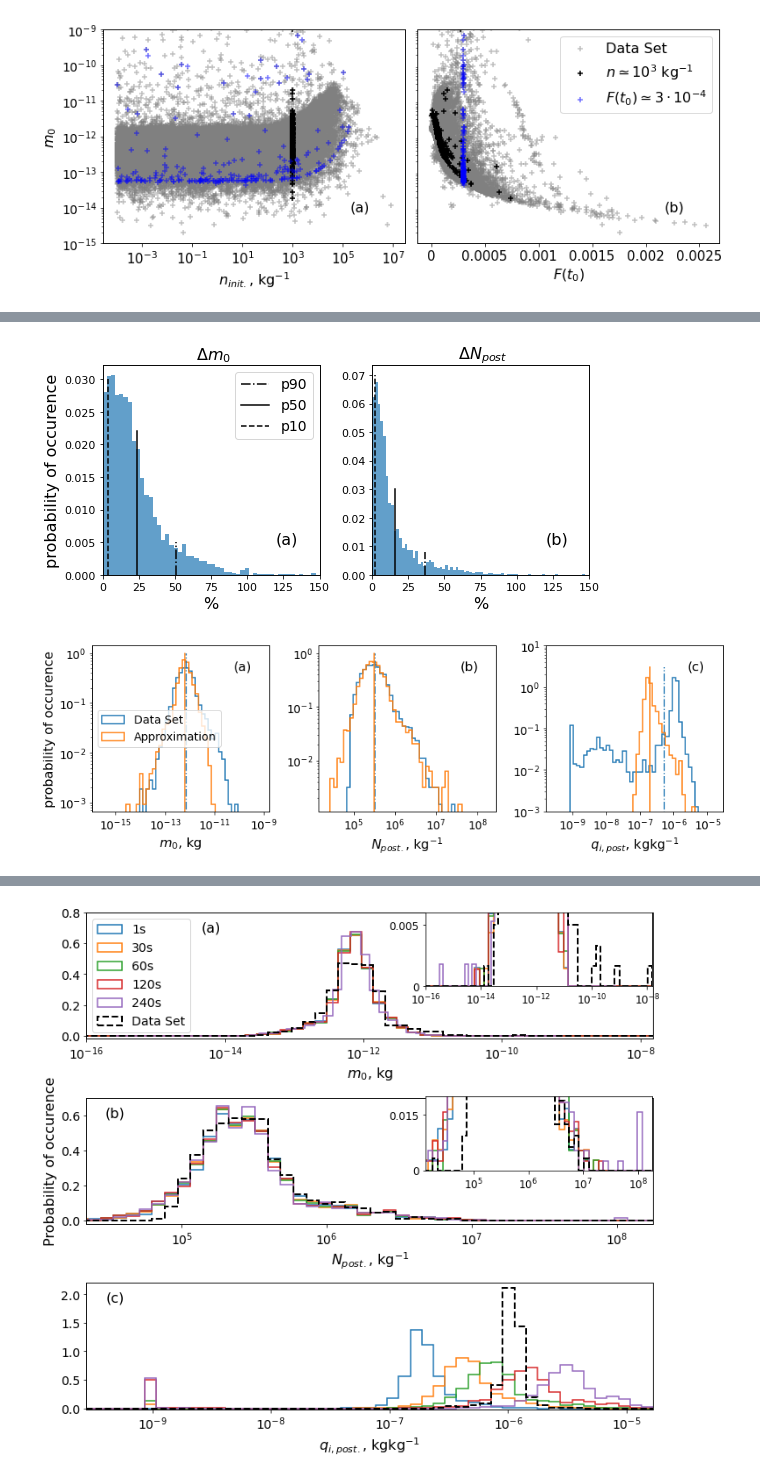
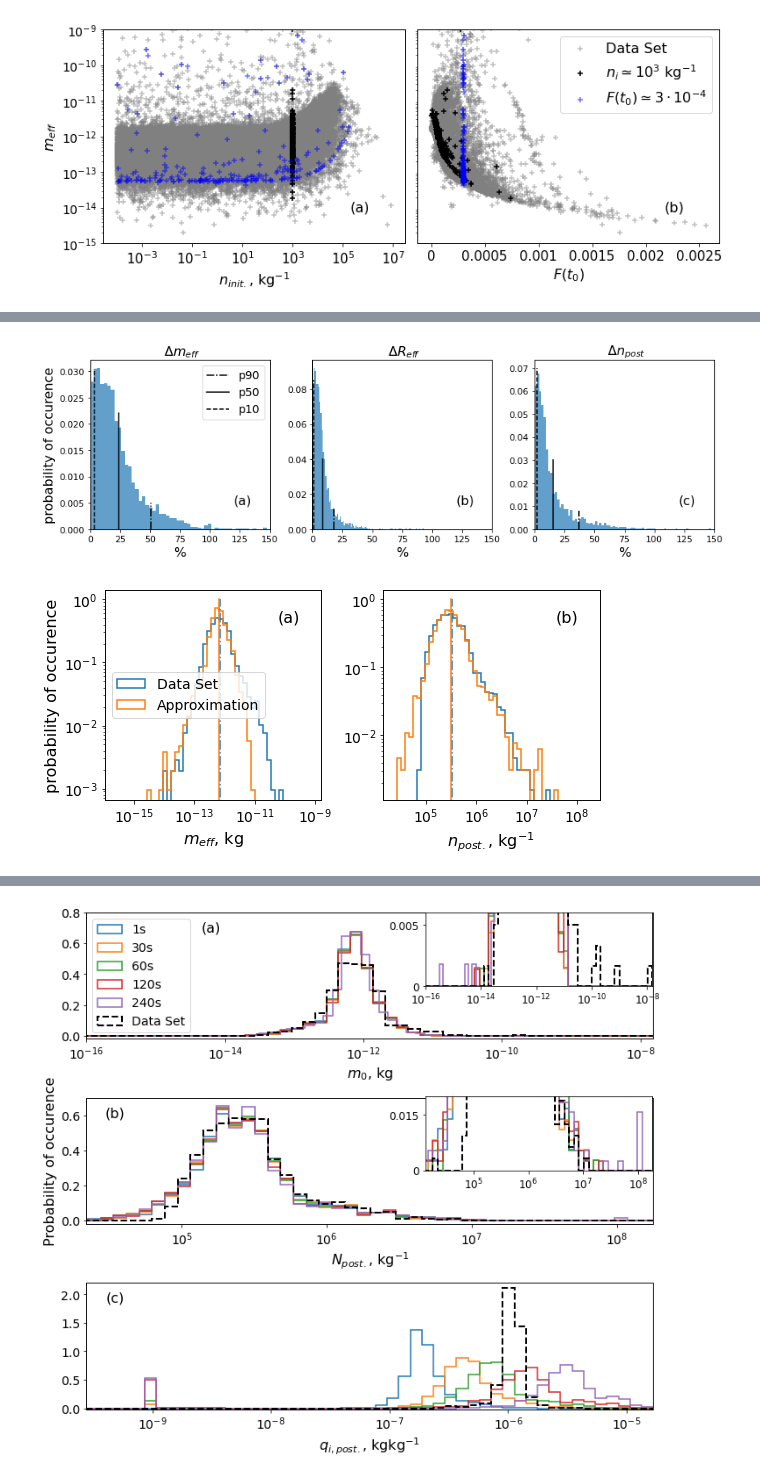
Before and after one commit to AlenaKos/VMH_parametrisation, a Jupyter notebook: script_plots.ipynb, the cells around one changed output, grey strips where cells are left out. Saved outputs shown, nothing was run; the diff lists cells and outputs as text; code cells hidden in the pictures.

Commit message:
corrected figures from the manuscript

```diff
--- a/script_plots.ipynb
+++ b/script_plots.ipynb
@@ -23,7 +23,7 @@ def read_data_dat(file_name):
     return [tr, yr, vr, qq]
 # %%
 # loading the data for two cases of the parcel model calculations
-data_path = "../partcel_mod_dat/" #change the path to the data if needed
+data_path = "../../partcel_mod_dat/" #change the path to the data if needed
 
 #TC1
 # test_ft_vm_old_fs
@@ -295,11 +295,11 @@ ax[0].scatter(Ninit_joined[n_filter],Mreal_joined[n_filter],marker = '+',color =
 ax[0].scatter(Ninit_joined[F_filter],Mreal_joined[F_filter],marker = '+',color = 'blue',alpha = 0.55)
 ax[0].set(ylim = (1e-15,1e-9))
 ax[0].set(yscale = 'log',xscale = 'log')
-ax[0].set_ylabel(r'$m_0$',fontsize=fs)
+ax[0].set_ylabel(r'$m_{eff}$',fontsize=fs)
 ax[0].set_xlabel(r'$n_{init.}$, kg$^{-1}$',fontsize=fs)
 ax[1].set_xlabel(r'$F(t_0)$',fontsize=fs)
 ax[1].scatter(Ft0_joined[np.where((t0_joined<1500))],Mreal_joined[np.where((t0_joined<1500))],marker = '+',color = 'gray',label = 'Data Set', alpha = 0.5)
-ax[1].scatter(Ft0_joined[n_filter],Mreal_joined[n_filter],marker = '+',color = 'black',label = '$n \simeq 10^3$ kg$^{-1}$')
+ax[1].scatter(Ft0_joined[n_filter],Mreal_joined[n_filter],marker = '+',color = 'black',label = '$n_i \simeq 10^3$ kg$^{-1}$')
 ax[1].scatter(Ft0_joined[F_filter],Mreal_joined[F_filter],marker = '+',color = 'blue',alpha = 0.55,label = '$F(t_0) \simeq 3\cdot 10^{-4}$')
 ax[1].set(ylim = (1e-15,1e-9))
 
@@ -515,49 +561,65 @@ plt.show()
+# %%
+#calculate radius of the particles
+def calculate_ice_radius(mass, rho_ice=917):
+#     rho ice 917 kg/m3
+# r = (3m/4pi rho) 1/3
+    """Calculate the radius of an ice particle given its mass (kg) assuming a spherical shape."""
+    return (3 * mass / (4 * np.pi * rho_ice)) ** (1/3)
+
+R_test = calculate_ice_radius(simple_test)
+R_fs =  calculate_ice_radius(Mreal_joined_test)
+
+deltaR = abs(R_test-R_fs)/R_fs*100
 # %%
 # plot Fig 7 got PDF of the deviations
-fig, axs = plt.subplots(ncols = 2, figsize=(8, 4),tight_layout=True)
+fig, axs = plt.subplots(ncols = 3, figsize=(12, 4),tight_layout=True)
 fs = 16
-
+axs[1].hist(deltaR,number_of_bins_FD(deltaR),density=True,alpha = 0.7)
+axs[1].set_title(' $\Delta R_{eff}$', fontsize=fs)
+axs[1].plot([np.percentile(deltaR,90),np.percentile(deltaR,90)],[0,0.013],color='black',ls = '-.',label = 'p90')
+axs[1].plot([np.mean(deltaR),np.mean(deltaR)],[0,0.04],color='black',label = 'p50')
+axs[1].plot([np.percentile(deltaR,10),np.percentile(deltaR,10)],[0,0.085],color='black',ls = '--', label = 'p10')
 axs[0].hist(deltaM,number_of_bins_FD(deltaM),density=True,alpha = 0.7)
-axs[1].hist(deltaNpost,number_of_bins_FD(deltaNpost),density=True,alpha =0.7)
-
-
-axs[0].set_title(' $\Delta m_{0}$', fontsize=fs)
-axs[1].set_title(' $\Delta N_{post}$', fontsize=fs)
+axs[2].hist(deltaNpost,number_of_bins_FD(deltaNpost),density=True,alpha =0.7)
+axs[0].set_title(' $\Delta m_{eff}$', fontsize=fs)
+axs[2].set_title(' $\Delta n_{post}$', fontsize=fs)
 
 
 
 axs[0].plot([np.percentile(deltaM,90),np.percentile(deltaM,90)],[0,0.005],color='black',ls = '-.',label = 'p90')
-axs[1].plot([np.percentile(deltaNpost,90),np.percentile(deltaNpost,90)],[0,0.008],color='black',ls = '-.')
+axs[2].plot([np.percentile(deltaNpost,90),np.percentile(deltaNpost,90)],[0,0.008],color='black',ls = '-.')
 
 axs[0].plot([np.mean(deltaM),np.mean(deltaM)],[0,0.022],color='black',label = 'p50')
-axs[1].plot([np.mean(deltaNpost),np.mean(deltaNpost)],[0,0.03],color='black')
+axs[2].plot([np.mean(deltaNpost),np.mean(deltaNpost)],[0,0.03],color='black')
 
 axs[0].plot([np.percentile(deltaM,10),np.percentile(deltaM,10)],[0,0.03],color='black',ls = '--', label = 'p10')
-axs[1].plot([np.percentile(deltaNpost,10),np.percentile(deltaNpost,10)],[0,0.07],color='black',ls = '--')
+axs[2].plot([np.percentile(deltaNpost,10),np.percentile(deltaNpost,10)],[0,0.07],color='black',ls = '--')
 for ax in axs:
     ax.xaxis.set_tick_params(labelsize=fs-5)
     ax.yaxis.set_tick_params(labelsize=fs-5)
+
     ax.set_xlabel('%',fontsize=fs)
+    #ax.set_xscale('log')
     ax.set_xlim(0,150)
+#     ax.set_xlim(0,100)
 axs[0].set_ylabel('probability of occurence',fontsize=fs)
 axs[0].legend(loc = 'upper right', fontsize = fs-2)
-
-x1= ['','']
-ax1_names= ['(a)','(b)']
-for i in range(0,2):
+ax1= ['','','']
+ax1_names= ['(a)','(b)', '(c)']
+for i in range(0,3):
     ax1[i]=axs[i].twiny()
     ax1[i].set_xlabel(ax1_names[i],fontsize = fs)
     ax1[i].set_xticks([])
     ax1[i].xaxis.set_label_coords(0.85,0.15)
 
 plt.savefig('output/f07.png',bbox_inches='tight',dpi=300)
 plt.show()
 # %% [output]
-[figure, old version]
+[figure, new version]
 # %%
 # plot Fig 8 for PDFs of m0, Npost, qi predictions
-
-fig, axs = plt.subplots(ncols = 3, figsize=(12,4),tight_layout=True)
+# plot Fig 8 for PDFs of m0, Npost, qi predictions
+fig, axs = plt.subplots(ncols = 2, figsize=(8,4),tight_layout=True)
 fs = 16
 # plt.ylim(0,100)
 axs[1].hist(np.log(Npost_joined_test),np.linspace(10, 19, 50),density = True,histtype='step',linewidth=1.5)
@@ -567,14 +629,8 @@ bins = np.linspace(-36, -21, 50)
 axs[0].hist(np.log(Mreal_joined_test),bins,density = True,histtype='step',linewidth=1.5,label = 'Data Set')
 axs[0].hist(np.log(simple_test),bins, density=True,histtype='step',linewidth=1.5, label = 'Approximation')
 Qi0_fs_test = np.where(Qi0_fs_test[:]>1e-9,Qi0_fs_test[:],1e-9)
-axs[2].hist(np.log(Qi0_fs_test),np.linspace(-22, -11, 50),density = True,histtype='step',linewidth=1.5)
-axs[2].hist(np.log(simple_test*n_post_test) ,np.linspace(-22,-11, 50),density = True,histtype='step',linewidth=1.5)
-
-axs[1].set_xlabel(r'$N_{post.}$, kg$^{-1}$',fontsize = fs)
-axs[0].set_xlabel(r'$m_0$, kg',fontsize = fs)
-axs[2].set_xlabel(r'$q_{i, post}$, kgkg$^{-1}$',fontsize = fs)
-
-
+axs[1].set_xlabel(r'$n_{post.}$, kg$^{-1}$',fontsize = fs)
+axs[0].set_xlabel(r'$m_{eff}$, kg',fontsize = fs)
 ticksNpost = np.array([1e-15, 1e-13,  1e-11, 1e-9])
 ticksNs = (["$10^{-15}$", "$10^{-13}$",  "$10^{-11}$","$10^{-9}$"])
 axs[0].set_xticks(np.log(ticksNpost), ticksNs,
@@ -588,17 +644,10 @@ axs[1].set_xticks(np.log(ticksNpost), ticksNs,
 
 ticksNpost = np.array([1e-9,1e-8, 1e-7, 1e-6, 1e-5])
 ticksNs = (["$10^{-9}$","$10^{-8}$", "$10^{-7}$", "$10^{-6}$","$10^{-5}$"])
-axs[2].set_xticks(np.log(ticksNpost), ticksNs,
-       rotation=0)
-
 axs[1].plot([np.mean(np.log(Npost_joined_test)),np.mean(np.log(Npost_joined_test))],[0,1],color='C0',ls = '-.',label = 'p50')
 axs[1].plot([np.mean(np.log(n_post_test)),np.mean(np.log(n_post_test))],[0,1],color='tab:orange',ls = '-',label = 'p50')
-
 axs[0].plot([np.mean(np.log(Mreal_joined_test)),np.mean(np.log(Mreal_joined_test))],[0,1],color='C0',ls = '-.')
-axs[2].plot([np.mean(np.log(Qi0_fs_test)),np.mean(np.log(Qi0_fs_test))],[0,3],color='C0',ls = '-.',label = 'p50')
-
 axs[0].plot([np.mean(np.log(simple_test)),np.mean(np.log(simple_test))],[0,1],color='tab:orange',ls = '-')
-axs[2].plot([np.mean(np.log(simple_test*n_post_test)),np.mean(np.log(simple_test*n_post_test))],[0,3],color='tab:orange',ls = '-',label = 'p50')
 
 
 for ax in axs:
@@ -608,11 +657,10 @@ for ax in axs:
 
 axs[0].set_ylabel('probability of occurence',fontsize=fs)
 axs[0].legend(loc = 'center left',fontsize = fs-2)
-axs[2].set_ylim(1e-3,1e1)
 
 ax1= ['','','']
 ax1_names= ['(a)','(b)','(c)']
-for i in range(0,3):
+for i in range(0,2):
     ax1[i]=axs[i].twiny()
     ax1[i].set_xlabel(ax1_names[i],fontsize = fs)
     ax1[i].set_xticks([])
@@ -620,7 +668,7 @@ for i in range(0,3):
 plt.savefig('output/f08.png',bbox_inches='tight',dpi=300)
 plt.show()
 # %% [output]
-[figure, old version]
+[figure, new version]
 # %%
 #Figures 13-16 for different time steps
 #load the data set:
```
Also changed, not shown: parts of 9 cells of this notebook.
